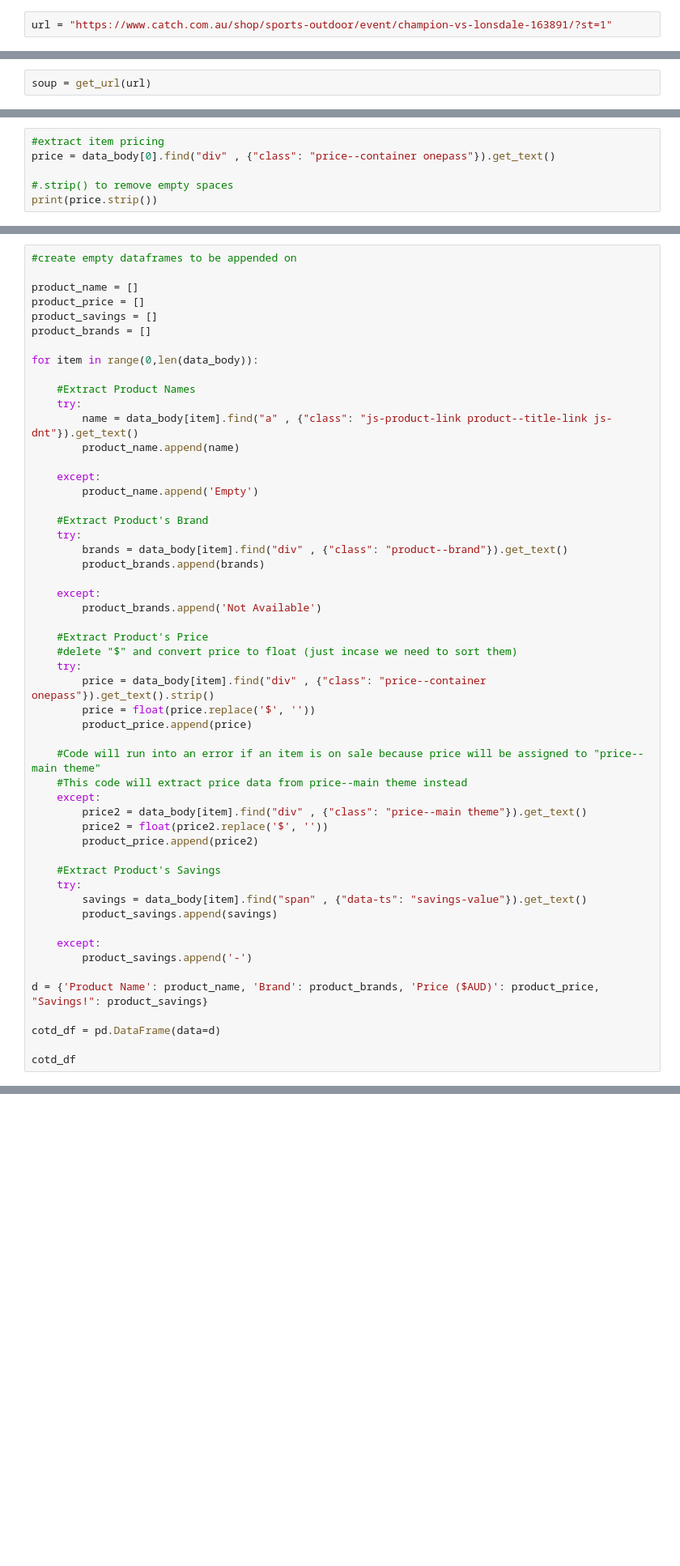
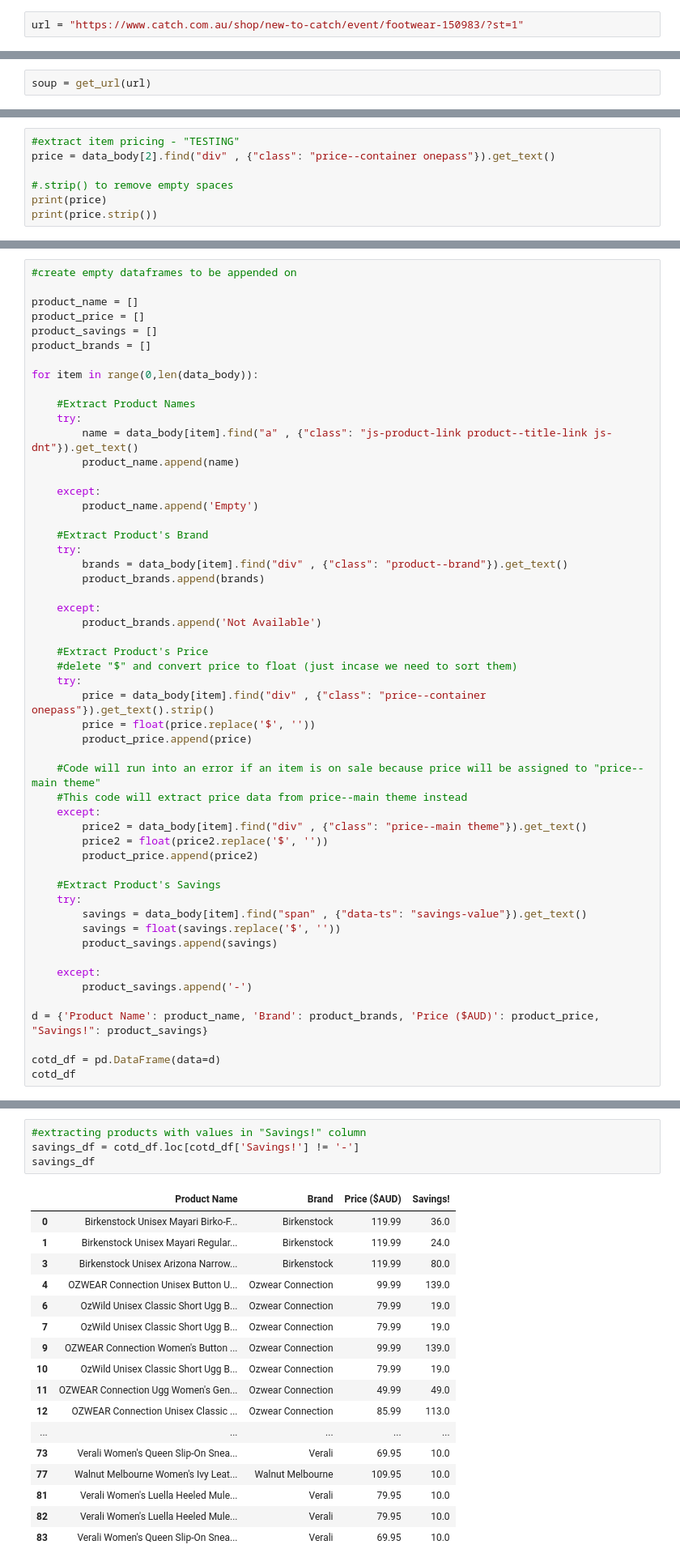
Before and after one commit to yfkok5/Web-Scraping-Project, a Jupyter notebook: catch_of_the_day.ipynb, the cells around one changed output, grey strips where cells are left out. Shown at 81% size. Drawn from its saved outputs; the diff is of its cells as text; blank space fills up the shorter version.

```diff
--- a/catch_of_the_day.ipynb
+++ b/catch_of_the_day.ipynb
@@ -7,5 +15,5 @@ from pathlib import Path
 # %%
-url = "https://www.catch.com.au/shop/sports-outdoor/event/champion-vs-lonsdale-163891/?st=1"
+url = "https://www.catch.com.au/shop/new-to-catch/event/footwear-150983/?st=1"
 # %%
 # Use the below headers when requesting the url may help you to avoid being blocked from the site
 HEADERS = {'User-Agent': 'Mozilla/5.0 (Windows NT 10.0; Win64; x64) AppleWebKit/537.36 (KHTML, like Gecko) Chrome/70.0.3538.77 Safari/537.36'}
@@ -42,7 +50,8 @@ print(len(data_body))
 # %%
-#extract item pricing
-price = data_body[0].find("div" , {"class": "price--container onepass"}).get_text()
+#extract item pricing - "TESTING"
+price = data_body[2].find("div" , {"class": "price--container onepass"}).get_text()
 
 #.strip() to remove empty spaces
+print(price)
 print(price.strip())
 # %% [output]
@@ -97,6 +111,7 @@ for item in range(0,len(data_body)):
     #Extract Product's Savings
     try:
         savings = data_body[item].find("span" , {"data-ts": "savings-value"}).get_text()
+        savings = float(savings.replace('$', ''))
         product_savings.append(savings)
 
     except:
@@ -105,5 +120,4 @@ for item in range(0,len(data_body)):
 d = {'Product Name': product_name, 'Brand': product_brands, 'Price ($AUD)': product_price, "Savings!": product_savings}
 
 cotd_df = pd.DataFrame(data=d)
-
 cotd_df
@@ -109,0 +169,22 @@ cotd_df
+# %%
+#extracting products with values in "Savings!" column
+savings_df = cotd_df.loc[cotd_df['Savings!'] != '-']
+savings_df
+# %% [output]
+|  | Product Name | Brand | Price ($AUD) | Savings! |
+| 0 | Birkenstock Unisex Mayari Birko-F... | Birkenstock | 119.99 | 36.0 |
+| 1 | Birkenstock Unisex Mayari Regular... | Birkenstock | 119.99 | 24.0 |
+| 3 | Birkenstock Unisex Arizona Narrow... | Birkenstock | 119.99 | 80.0 |
+| 4 | OZWEAR Connection Unisex Button U... | Ozwear Connection | 99.99 | 139.0 |
+| 6 | OzWild Unisex Classic Short Ugg B... | Ozwear Connection | 79.99 | 19.0 |
+| 7 | OzWild Unisex Classic Short Ugg B... | Ozwear Connection | 79.99 | 19.0 |
+| 9 | OZWEAR Connection Women's Button ... | Ozwear Connection | 99.99 | 139.0 |
+| 10 | OzWild Unisex Classic Short Ugg B... | Ozwear Connection | 79.99 | 19.0 |
+| 11 | OZWEAR Connection Ugg Women's Gen... | Ozwear Connection | 49.99 | 49.0 |
+| 12 | OZWEAR Connection Unisex Classic ... | Ozwear Connection | 85.99 | 113.0 |
+| ... | ... | ... | ... | ... |
+| 73 | Verali Women's Queen Slip-On Snea... | Verali | 69.95 | 10.0 |
+| 77 | Walnut Melbourne Women's Ivy Leat... | Walnut Melbourne | 109.95 | 10.0 |
+| 81 | Verali Women's Luella Heeled Mule... | Verali | 79.95 | 10.0 |
+| 82 | Verali Women's Luella Heeled Mule... | Verali | 79.95 | 10.0 |
+| 83 | Verali Women's Queen Slip-On Snea... | Verali | 69.95 | 10.0 |
```
Also changed, not shown: parts of 11 cells of this notebook, 6 other files.
